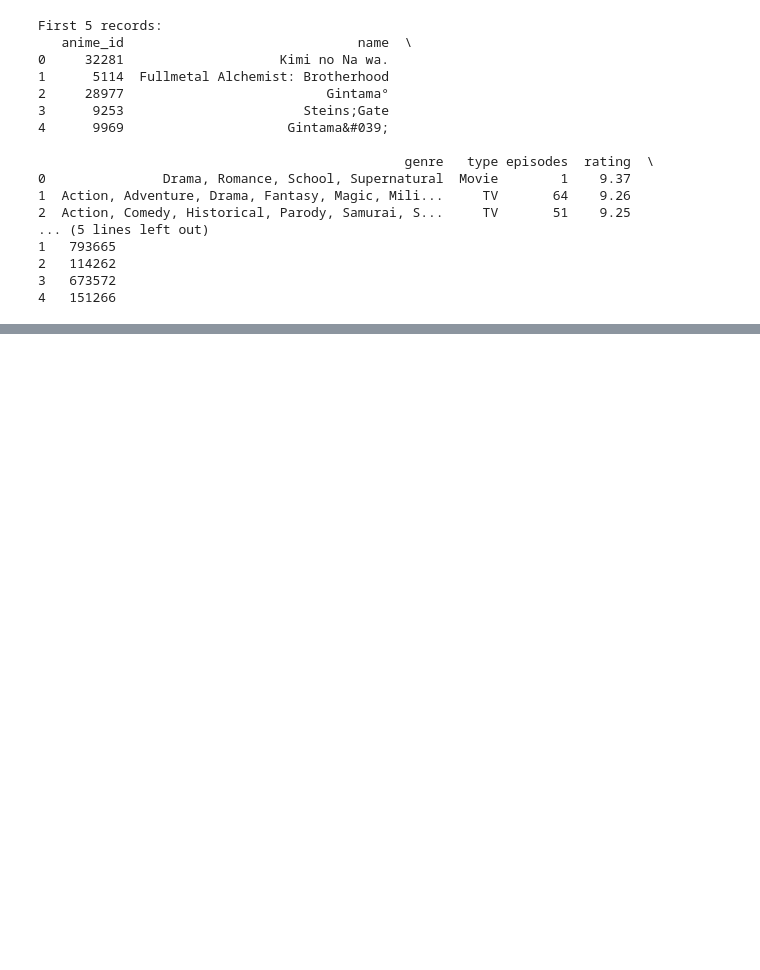
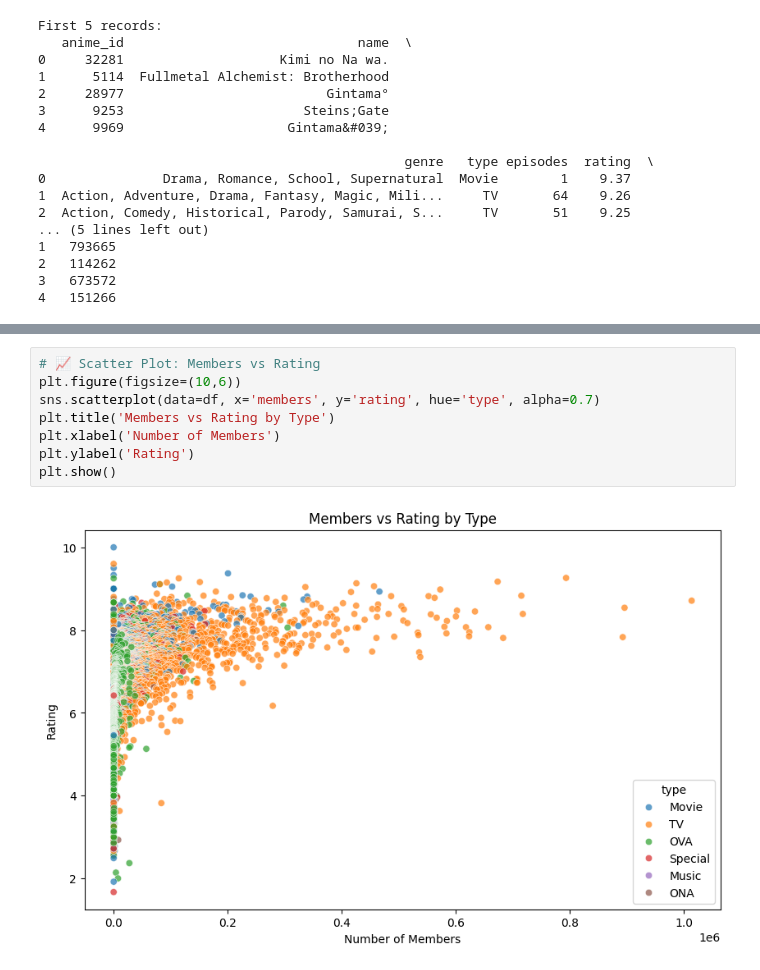
Before and after one commit to WasiqAli275/Ai_gen_webapp_using_flask_streamlit, a Jupyter notebook: notebook/kaggle_anime_EDA.ipynb, the cells around one changed output, grey strips where cells are left out. Saved outputs shown, nothing was run; the diff lists cells and outputs as text; blank space fills up the shorter version.

```diff
--- a/notebook/kaggle_anime_EDA.ipynb
+++ b/notebook/kaggle_anime_EDA.ipynb
@@ -62,0 +132,10 @@ First 5 records:
+# %%
+# 📈 Scatter Plot: Members vs Rating
+plt.figure(figsize=(10,6))
+sns.scatterplot(data=df, x='members', y='rating', hue='type', alpha=0.7)
+plt.title('Members vs Rating by Type')
+plt.xlabel('Number of Members')
+plt.ylabel('Rating')
+plt.show()
+# %% [output]
+[figure, added]
```
Also changed, not shown: parts of 19 cells of this notebook, 1 other file.
